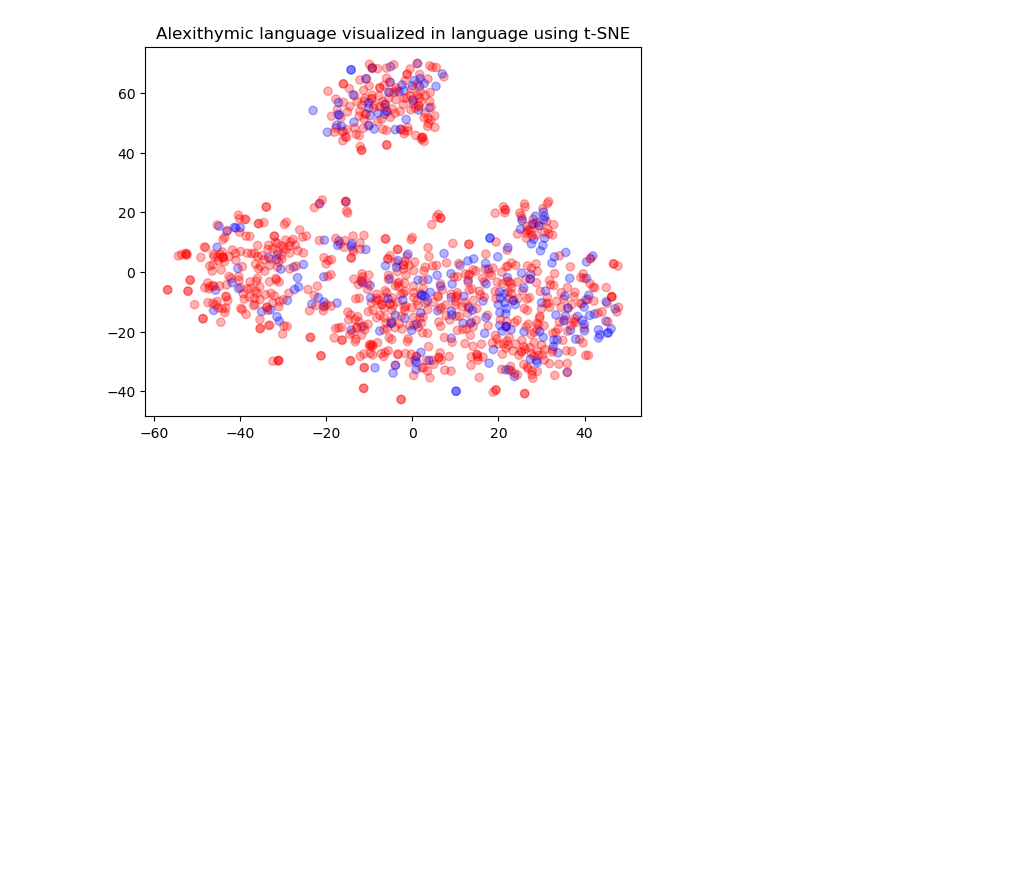
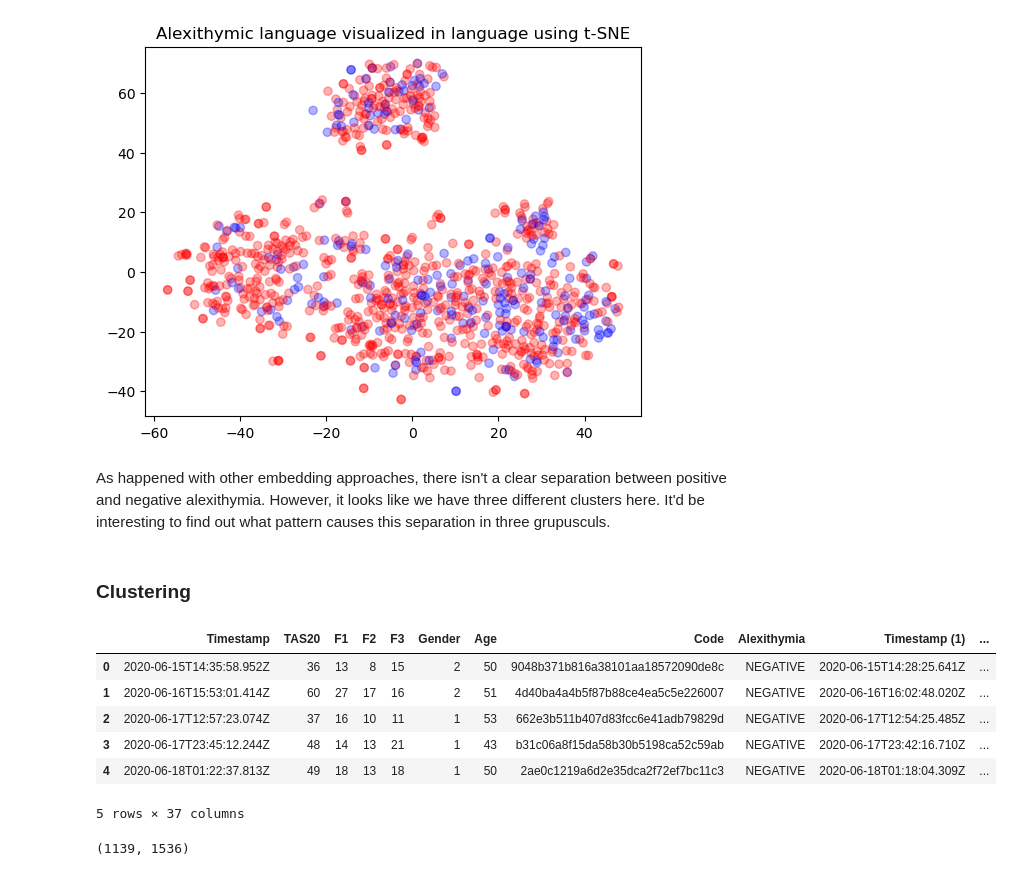
Before and after one commit to raul-arrabales/alexithymic-lang, a Jupyter notebook: openai/Prolexitim_Detector_OpenAI.ipynb, the cells around one changed output. Saved outputs shown, nothing was run; the diff lists cells and outputs as text; code cells hidden in the pictures; blank space fills up the shorter version.

```diff
--- a/openai/Prolexitim_Detector_OpenAI.ipynb
+++ b/openai/Prolexitim_Detector_OpenAI.ipynb
@@ -192,3 +195,7 @@ plt.title("Alexithymic language visualized in language using t-SNE")
 # %% [output]
 Text(0.5, 1.0, 'Alexithymic language visualized in language using t-SNE')
 [figure]
+# %% [markdown]
+As happened with other embedding approaches, there isn't a clear separation between positive and negative alexithymia. However, it looks like we have three different clusters here. It'd be interesting to find out what pattern causes this separation in three grupusculs.
+# %% [markdown]
+### Clustering
@@ -194,0 +205,19 @@ Text(0.5, 1.0, 'Alexithymic language visualized in language using t-SNE')
+# %%
+labels_and_embeds_df.head()
+# %% [output]
+|  | Timestamp | TAS20 | F1 | F2 | F3 | Gender | Age | Code | Alexithymia | Timestamp (1) | ... |
+| 0 | 2020-06-15T14:35:58.952Z | 36 | 13 | 8 | 15 | 2 | 50 | 9048b371b816a38101aa18572090de8c | NEGATIVE | 2020-06-15T14:28:25.641Z | ... |
+| 1 | 2020-06-16T15:53:01.414Z | 60 | 27 | 17 | 16 | 2 | 51 | 4d40ba4a4b5f87b88ce4ea5c5e226007 | NEGATIVE | 2020-06-16T16:02:48.020Z | ... |
+| 2 | 2020-06-17T12:57:23.074Z | 37 | 16 | 10 | 11 | 1 | 53 | 662e3b511b407d83fcc6e41adb79829d | NEGATIVE | 2020-06-17T12:54:25.485Z | ... |
+| 3 | 2020-06-17T23:45:12.244Z | 48 | 14 | 13 | 21 | 1 | 43 | b31c06a8f15da58b30b5198ca52c59ab | NEGATIVE | 2020-06-17T23:42:16.710Z | ... |
+| 4 | 2020-06-18T01:22:37.813Z | 49 | 18 | 13 | 18 | 1 | 50 | 2ae0c1219a6d2e35dca2f72ef7bc11c3 | NEGATIVE | 2020-06-18T01:18:04.309Z | ... |
+5 rows × 37 columns
+# %%
+# Let's use KMeans for clustering
+from sklearn.cluster import KMeans
+
+# np.array(embeds_df.ada_card1.apply(eval).to_list())
+matrix = np.vstack(labels_and_embeds_df.ada_card1.apply(eval).to_list())
+matrix.shape
+# %% [output]
+(1139, 1536)
```
Also changed, not shown: parts of 25 cells of this notebook.
